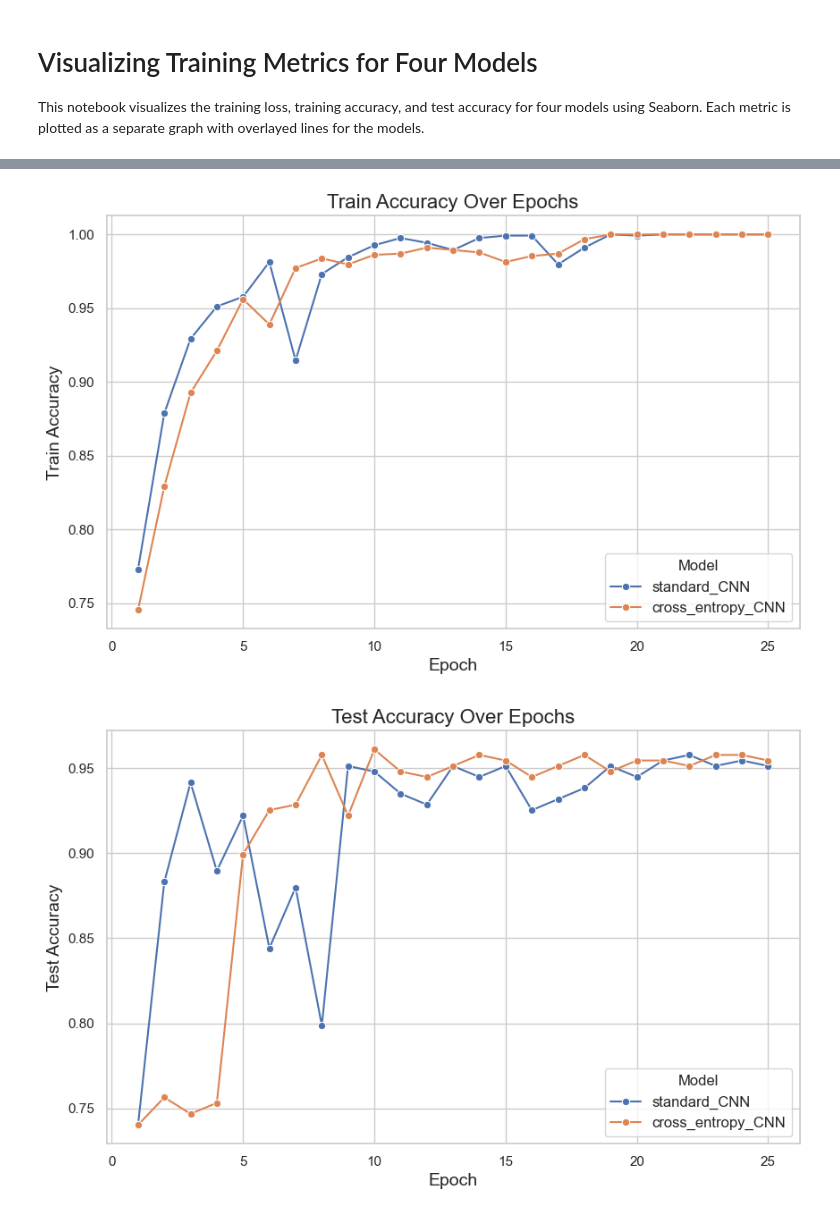
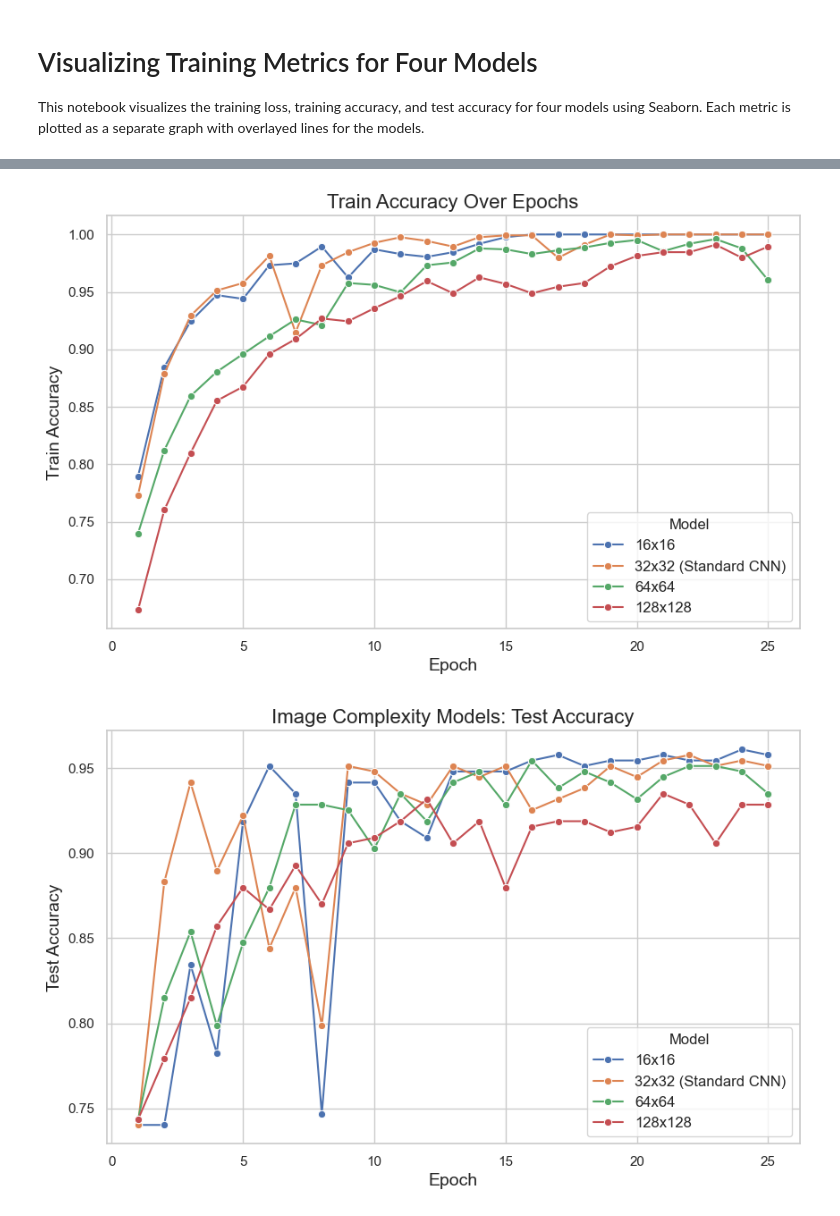
Before and after one commit to williampham7/142B-Lebron, a Jupyter notebook: model_runs/all_models_graph.ipynb, the cells around one changed output, grey strips where cells are left out. Saved outputs shown, nothing was run; the diff lists cells and outputs as text; code cells hidden in the pictures.

Commit message:
image complexities

```diff
--- a/model_runs/all_models_graph.ipynb
+++ b/model_runs/all_models_graph.ipynb
@@ -25,4 +25,7 @@ for model_name, model_metrics in metrics.items():
 
 # Convert to DataFrame
 df = pd.DataFrame(data)
-df = df[df['Model'].isin(['standard_CNN', 'cross_entropy_CNN'])]  # Use .isin() for correct filtering
+df = df[df['Model'].isin(['standard_CNN',  '16x16','64x64','128x128'])]  # Use .isin() for correct filtering
+
+df['Model'] = df['Model'].replace('standard_CNN', '32x32 (Standard CNN)')
+df
@@ -30,9 +47,12 @@ df = df[df['Model'].isin(['standard_CNN', 'cross_entropy_CNN'])]  # Use .isin()
 # Set Seaborn style
 sns.set(style="whitegrid")
 
+# Define the order of the models for the legend
+model_order = ['16x16', '32x32 (Standard CNN)', '64x64', '128x128']
+
 # Plot Train Loss
 plt.figure(figsize=(10, 6))
-sns.lineplot(data=df, x='Epoch', y='Train Loss', hue='Model', marker="o")
+sns.lineplot(data=df, x='Epoch', y='Train Loss', hue='Model', hue_order=model_order, marker="o")
 plt.title('Train Loss Over Epochs', fontsize=16)
 plt.xlabel('Epoch', fontsize=14)
 plt.ylabel('Train Loss', fontsize=14)
@@ -41,7 +61,7 @@ plt.show()
 
 # Plot Train Accuracy
 plt.figure(figsize=(10, 6))
-sns.lineplot(data=df, x='Epoch', y='Train Accuracy', hue='Model', marker="o")
+sns.lineplot(data=df, x='Epoch', y='Train Accuracy', hue='Model', hue_order=model_order, marker="o")
 plt.title('Train Accuracy Over Epochs', fontsize=16)
 plt.xlabel('Epoch', fontsize=14)
 plt.ylabel('Train Accuracy', fontsize=14)
@@ -50,8 +70,8 @@ plt.show()
 
 # Plot Test Accuracy
 plt.figure(figsize=(10, 6))
-sns.lineplot(data=df, x='Epoch', y='Test Accuracy', hue='Model', marker="o")
-plt.title('Test Accuracy Over Epochs', fontsize=16)
+sns.lineplot(data=df, x='Epoch', y='Test Accuracy', hue='Model', hue_order=model_order, marker="o")
+plt.title('Image Complexity Models: Test Accuracy', fontsize=16)
 plt.xlabel('Epoch', fontsize=14)
 plt.ylabel('Test Accuracy', fontsize=14)
 plt.legend(title='Model', fontsize=12)
@@ -61,2 +81,2 @@ plt.show()
-[figure, old version]
+[figure, new version]
-[figure, old version]
+[figure, new version]
```
Also changed, not shown: parts of 2 cells of this notebook, 4 other files.
